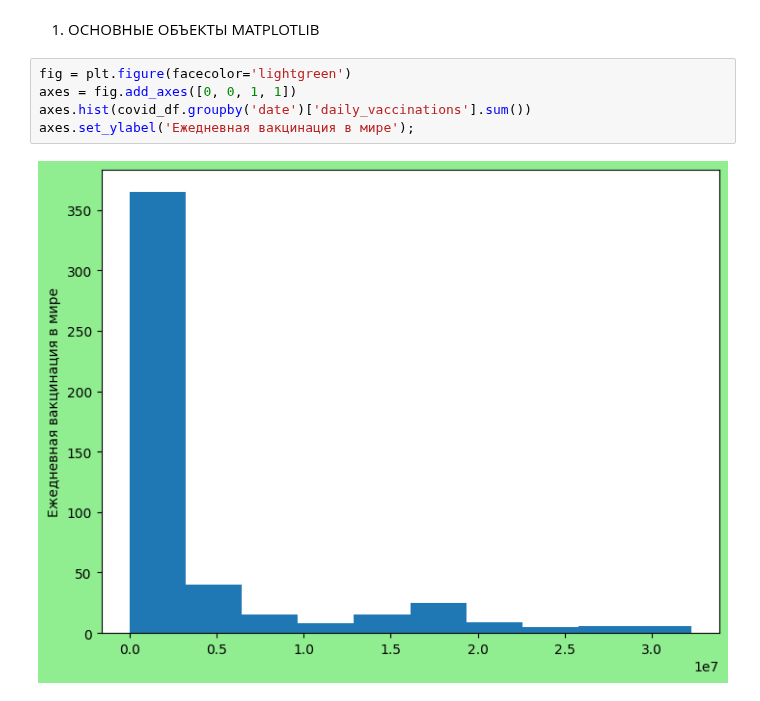
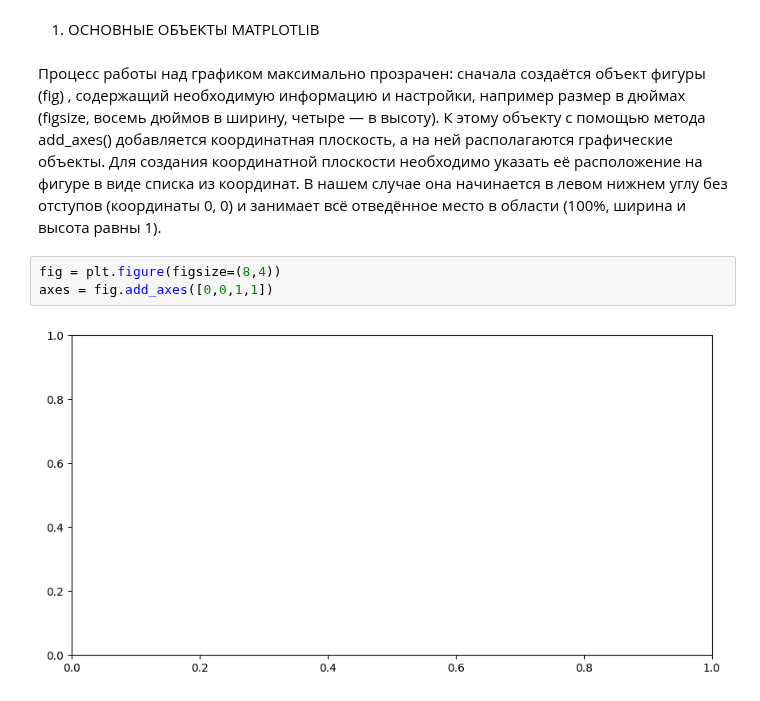
Before and after one commit to BubbleGama4ok/test, a Jupyter notebook: PY_13_Визуализация данных/PY_13.Визуализация данных.ipynb, the cells around one changed output. Drawn from its saved outputs; the diff is of its cells as text.

```diff
--- a/PY_13_Визуализация данных/PY_13.Визуализация данных.ipynb
+++ b/PY_13_Визуализация данных/PY_13.Визуализация данных.ipynb
@@ -360,10 +362,10 @@ import matplotlib.pyplot as plt
 plt.style.use('default')
 # %% [markdown]
 1. ОСНОВНЫЕ ОБЪЕКТЫ MATPLOTLIB
+# %% [markdown]
+Процесс работы над графиком максимально прозрачен: сначала создаётся объект фигуры (fig) , содержащий необходимую информацию и настройки, например размер в дюймах (figsize, восемь дюймов в ширину, четыре — в высоту). К этому объекту с помощью метода add_axes() добавляется координатная плоскость, а на ней располагаются графические объекты. Для создания координатной плоскости необходимо указать её расположение на фигуре в виде списка из координат. В нашем случае она начинается в левом нижнем углу без отступов (координаты 0, 0) и занимает всё отведённое место в области (100%, ширина и высота равны 1).
 # %%
-fig = plt.figure(facecolor='lightgreen')
-axes = fig.add_axes([0, 0, 1, 1])
-axes.hist(covid_df.groupby('date')['daily_vaccinations'].sum())
-axes.set_ylabel('Ежедневная вакцинация в мире');
+fig = plt.figure(figsize=(8,4))
+axes = fig.add_axes([0,0,1,1])
 # %% [output]
-[figure, old version]
+[figure, new version]
```
Also changed, not shown: parts of 11 cells of this notebook.
